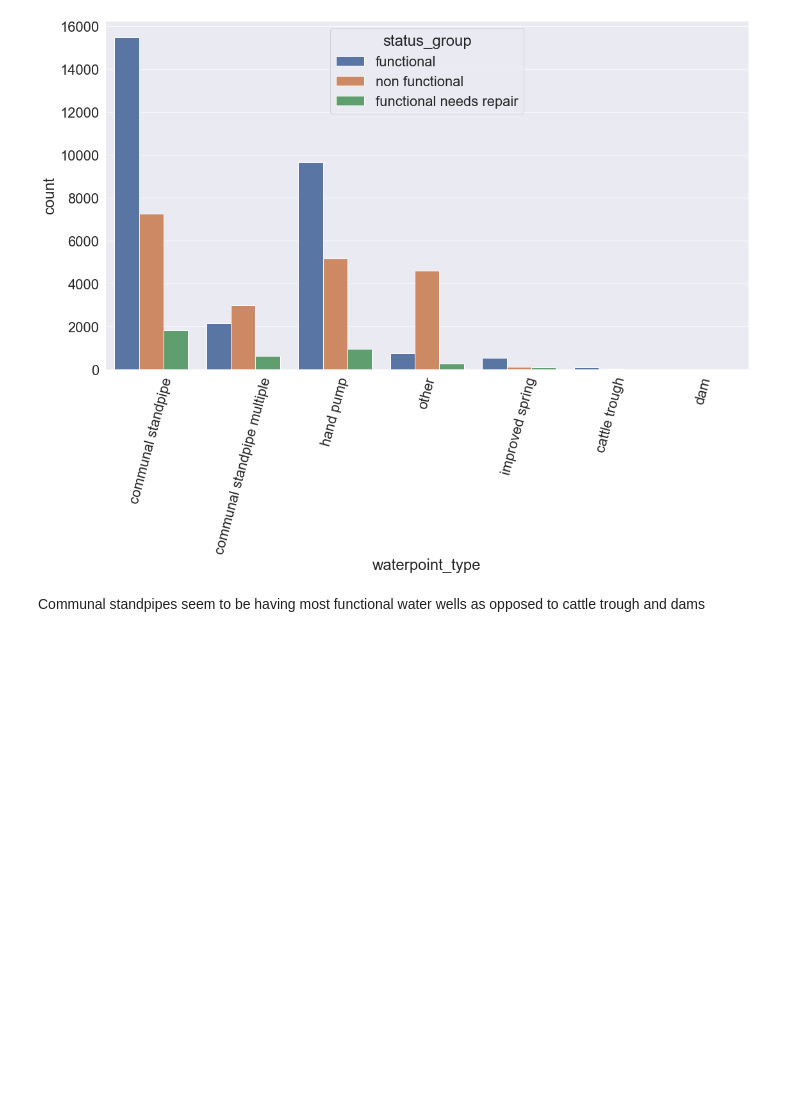
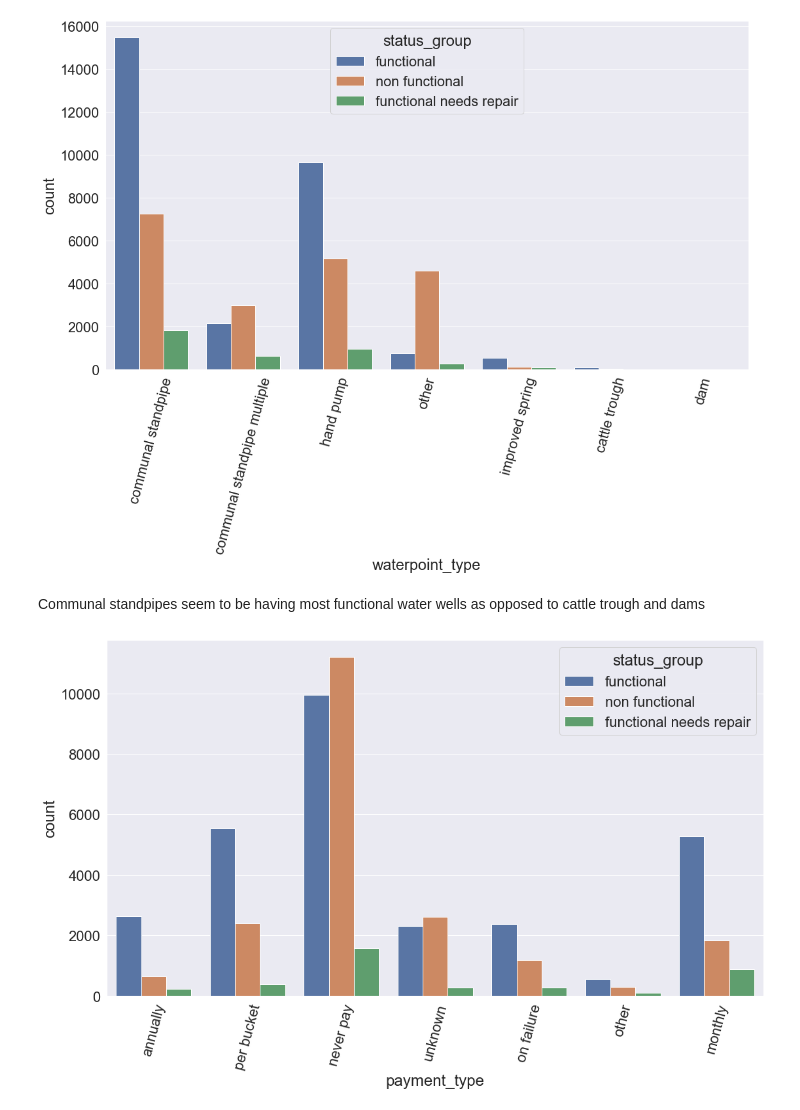
Before and after one commit to atienosonia/Tanzanian_Water_Wells, a Jupyter notebook: student.ipynb, the cells around one changed output. Drawn from its saved outputs; the diff is of its cells as text; code cells hidden in the pictures; blank space fills up the shorter version.

```diff
--- a/student.ipynb
+++ b/student.ipynb
@@ -1053,0 +1058,6 @@ Communal standpipes seem to be having most functional water wells as opposed to
+# %%
+plt.figure(figsize=(18,10))
+ax = sns.countplot(x='payment_type', hue="status_group", data=df)
+plt.xticks(rotation=75);
+# %% [output]
+[figure, added]
```
Also changed, not shown: parts of 39 cells of this notebook, 3 other files.
